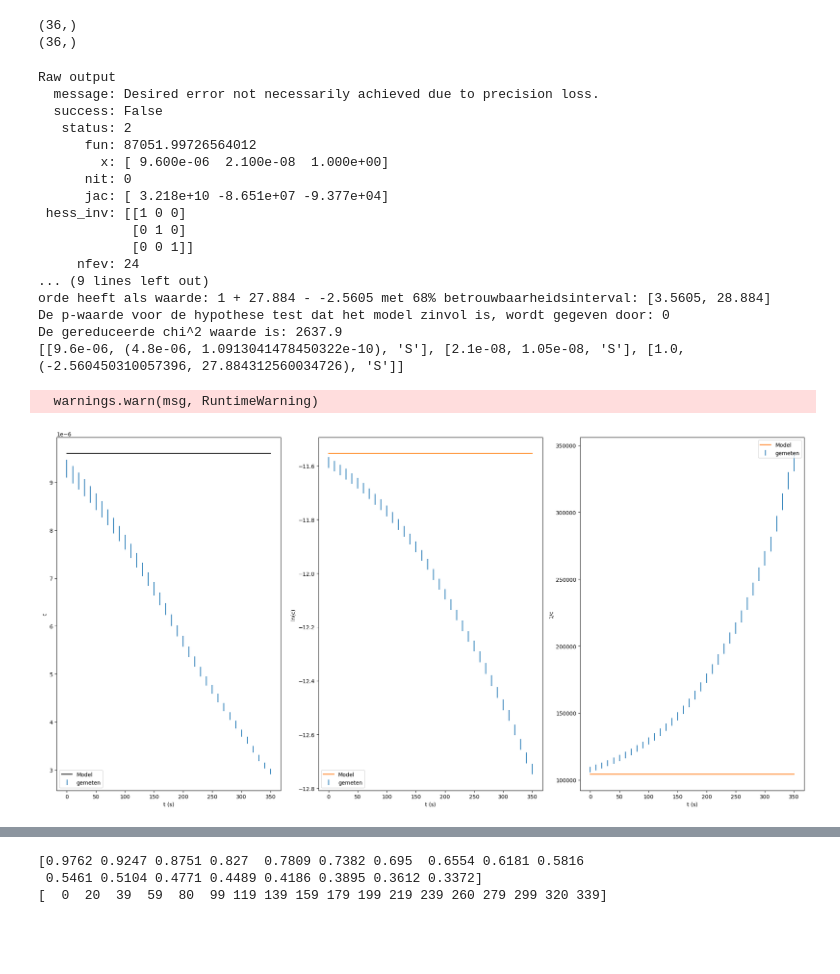
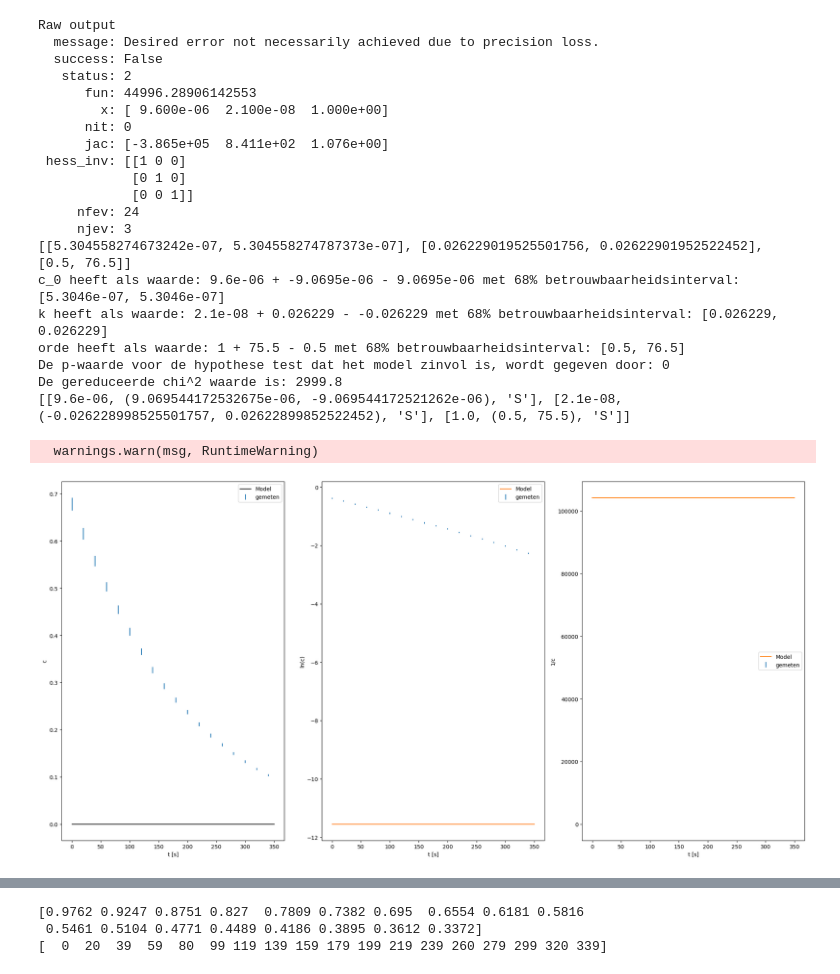
Before and after one commit to justlearning42/Experimentele_vscode, a Jupyter notebook: kinetica.ipynb, the cells around one changed output, grey strips where cells are left out. Saved outputs shown, nothing was run; the diff lists cells and outputs as text; code cells hidden in the pictures; blank space fills up the shorter version.

Commit message:
bij kinetica de plots gefixt

```diff
--- a/kinetica.ipynb
+++ b/kinetica.ipynb
@@ -29,5 +39,6 @@ def snelheidsmodel_0eorde(t,params):
 # %%
 #prepareer de data van de eerste set metingen
+"""
 absorbanties_set_1 = []
 tijd_0 = (10,56)
 tijden_set_1 = []
@@ -49,10 +60,11 @@ absorbanties_set_1 = np.array(absorbanties_set_1)
 tijden_set_1 = np.array(tijden_set_1)
 print(np.shape(absorbanties_set_1))
 print(np.shape(tijden_set_1))
-
+"""
 epsilon = 87000 #M^-1 cm^-1
 l = 1 #cm
-concentraties_set_1 = -1*absorbanties_set_1/(epsilon*l)
+
+#concentraties_set_1 = absorbanties_set_1/(epsilon*l)
 
 #de data van de Bulgaar/Indiër
 
@@ -62,9 +74,6 @@ concentraties_set_1 = data_1
 tijden_set_1 = np.array([20*i for i in range(len(data_1))])
 
 fouten_set_1 = 0.02*concentraties_set_1
-# %% [output]
-(36,)
-(36,)
 # %%
 # eerste set metingen: we gokken de orde
 def initial_vals(x,y):
@@ -76,41 +85,44 @@ print(outp)
 parameterwaarden = [fitwaarde[0] for fitwaarde in outp]
 
 
 fig,ax = plt.subplots(1,3, figsize = (20,10))
 ax[0].errorbar(tijden_set_1,concentraties_set_1,linestyle = '', label = 'gemeten', yerr = fouten_set_1)
 ax[1].errorbar(tijden_set_1,np.log(concentraties_set_1), linestyle = '', label = 'gemeten', yerr = fouten_set_1/concentraties_set_1)
 ax[2].errorbar(tijden_set_1,1/concentraties_set_1, linestyle = '', label = 'gemeten', yerr = fouten_set_1/concentraties_set_1**2)
 ax[0].set_ylabel('c')
 ax[1].set_ylabel('ln(c)')
 ax[2].set_ylabel('1/c')
 t = np.linspace(0,350)
 ax[0].plot(t, snelheidsmodel_pseudosnelheid(t, parameterwaarden),color = 'black',label = 'Model')
 ax[1].plot(t, np.log(snelheidsmodel_pseudosnelheid(t, parameterwaarden)),label = 'Model')
 ax[2].plot(t, 1/snelheidsmodel_pseudosnelheid(t, parameterwaarden),label = 'Model')
 for i in range(3):
-    ax[i].set_xlabel('t (s)')
+    ax[i].set_xlabel('t [s]')
     ax[i].legend()
 plt.tight_layout();plt.show()
 # %% [output]
 Raw output
   message: Desired error not necessarily achieved due to precision loss.
   success: False
    status: 2
-      fun: 87051.99726564012
+      fun: 44996.28906142553
         x: [ 9.600e-06  2.100e-08  1.000e+00]
       nit: 0
-      jac: [ 3.218e+10 -8.651e+07 -9.377e+04]
+      jac: [-3.865e+05  8.411e+02  1.076e+00]
  hess_inv: [[1 0 0]
             [0 1 0]
             [0 0 1]]
      nfev: 24
-... (9 lines left out)
-orde heeft als waarde: 1 + 27.884 - -2.5605 met 68% betrouwbaarheidsinterval: [3.5605, 28.884]
+     njev: 3
+[[5.304558274673242e-07, 5.304558274787373e-07], [0.026229019525501756, 0.02622901952522452], [0.5, 76.5]]
+c_0 heeft als waarde: 9.6e-06 + -9.0695e-06 - 9.0695e-06 met 68% betrouwbaarheidsinterval: [5.3046e-07, 5.3046e-07]
+k heeft als waarde: 2.1e-08 + 0.026229 - -0.026229 met 68% betrouwbaarheidsinterval: [0.026229, 0.026229]
+orde heeft als waarde: 1 + 75.5 - 0.5 met 68% betrouwbaarheidsinterval: [0.5, 76.5]
 De p-waarde voor de hypothese test dat het model zinvol is, wordt gegeven door: 0
-De gereduceerde chi^2 waarde is: 2637.9
-[[9.6e-06, (4.8e-06, 1.0913041478450322e-10), 'S'], [2.1e-08, 1.05e-08, 'S'], [1.0, (-2.560450310057396, 27.884312560034726), 'S']]
+De gereduceerde chi^2 waarde is: 2999.8
+[[9.6e-06, (9.069544172532675e-06, -9.069544172521262e-06), 'S'], [2.1e-08, (-0.026228998525501757, 0.02622899852522452), 'S'], [1.0, (0.5, 75.5), 'S']]
   warnings.warn(msg, RuntimeWarning)
-[figure, old version]
+[figure, new version]
 # %%
 #we zien duidelijk dat het geen 2e orde is dus dat gooien we al weg
 # eerste set metingen 0e orde
```
Also changed, not shown: parts of 15 cells of this notebook, 8 other files.
